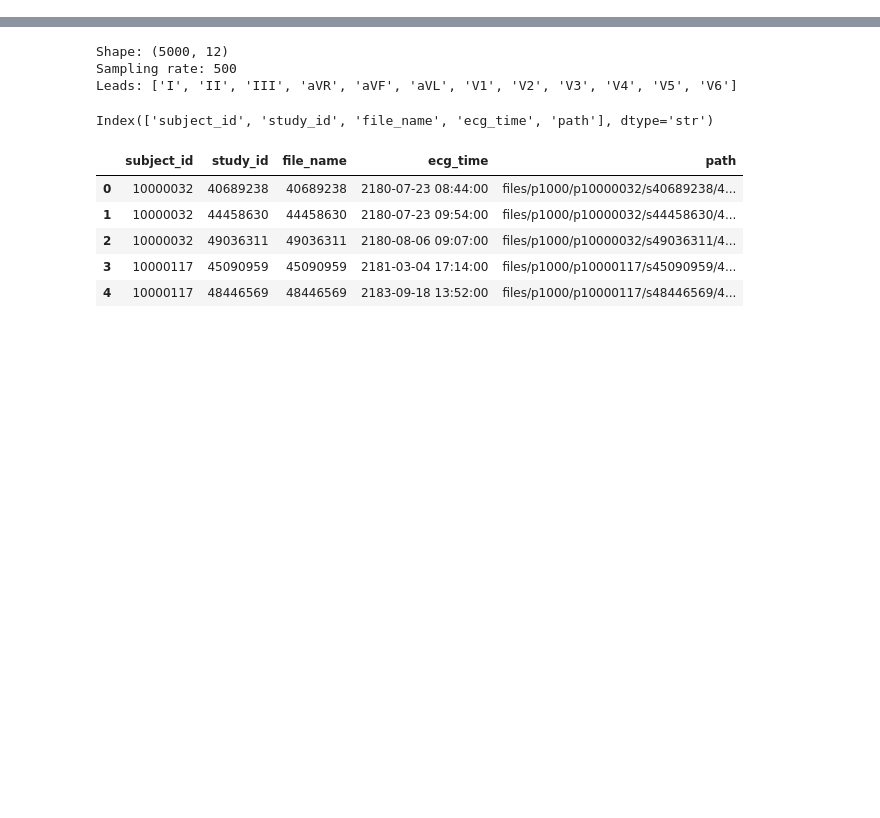
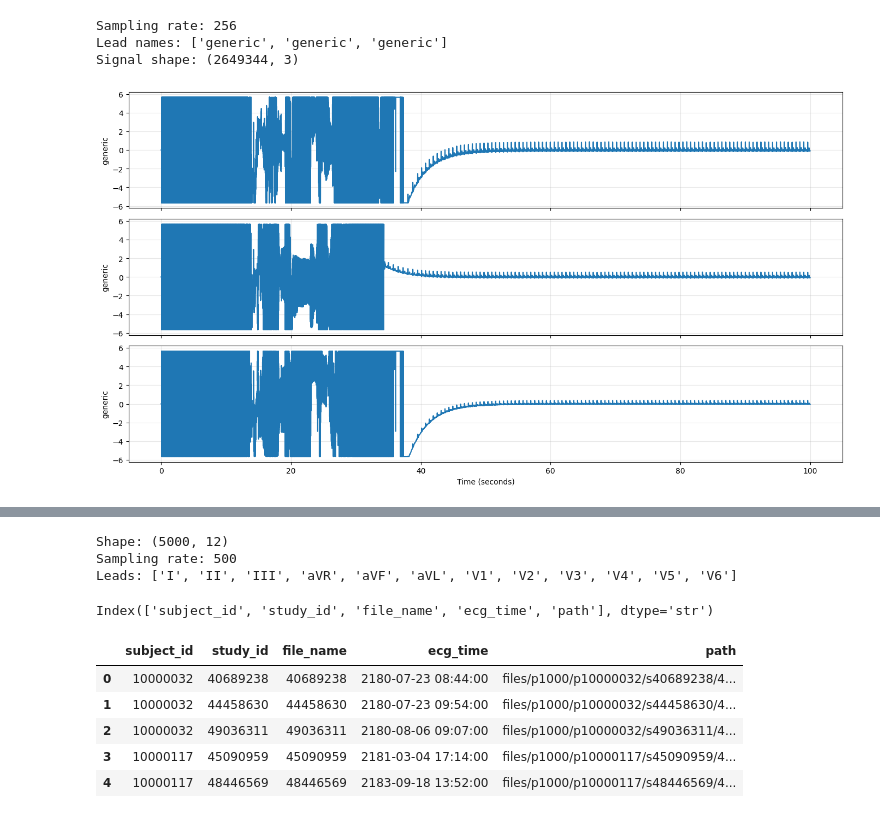
Before and after one commit to Stephzennn/ECG_ANOCA_Trial_1, a Jupyter notebook: 01_mimic_ecg_demo.ipynb, the cells around one changed output, grey strips where cells are left out. Drawn from its saved outputs; the diff is of its cells as text; code cells hidden in the pictures; blank space fills up the shorter version.

```diff
--- a/01_mimic_ecg_demo.ipynb
+++ b/01_mimic_ecg_demo.ipynb
@@ -4,0 +21,6 @@
+# %%
+import ishneholterlib
+
+record = ishneholterlib.Holter(record_file)
+
+print(record)
@@ -4,0 +45,45 @@
+# %%
+record.load_data()
+# %%
+import numpy as np
+sampling_rate = record.sr
+lead_names = [str(lead) for lead in record.lead]
+signals = np.column_stack(
+    [np.asarray(lead.data) for lead in record.lead]
+)
+
+print("Sampling rate:", sampling_rate)
+print("Lead names:", lead_names)
+print("Signal shape:", signals.shape)
+# %% [output]
+Sampling rate: 256
+Lead names: ['generic', 'generic', 'generic']
+Signal shape: (2649344, 3)
+# %%
+import matplotlib.pyplot as plt
+duration = 100
+number_of_samples = min(
+    signals.shape[0],
+    sampling_rate * duration
+)
+time = np.arange(number_of_samples) / sampling_rate
+
+fig, axes = plt.subplots(
+    signals.shape[1],
+    1,
+    figsize=(14, 2.5 * signals.shape[1]),
+    sharex=True
+)
+
+axes = np.atleast_1d(axes)
+
+for index, axis in enumerate(axes):
+    axis.plot(time, signals[:number_of_samples, index])
+    axis.set_ylabel(lead_names[index])
+    axis.grid(alpha=0.3)
+
+axes[-1].set_xlabel("Time (seconds)")
+plt.tight_layout()
+plt.show()
+# %% [output]
+[figure, added]
```
Also changed, not shown: parts of 6 cells of this notebook, 1 other file.
